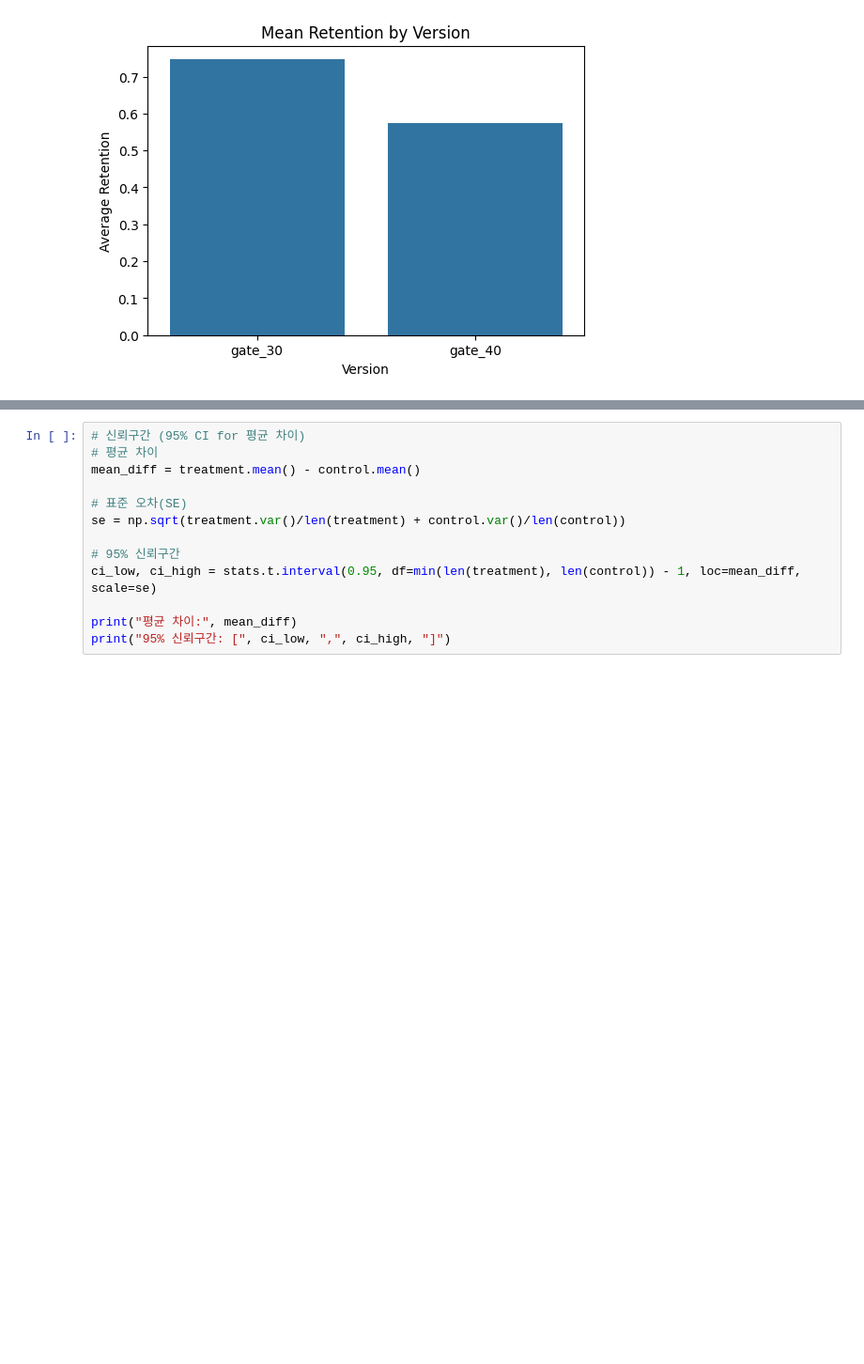
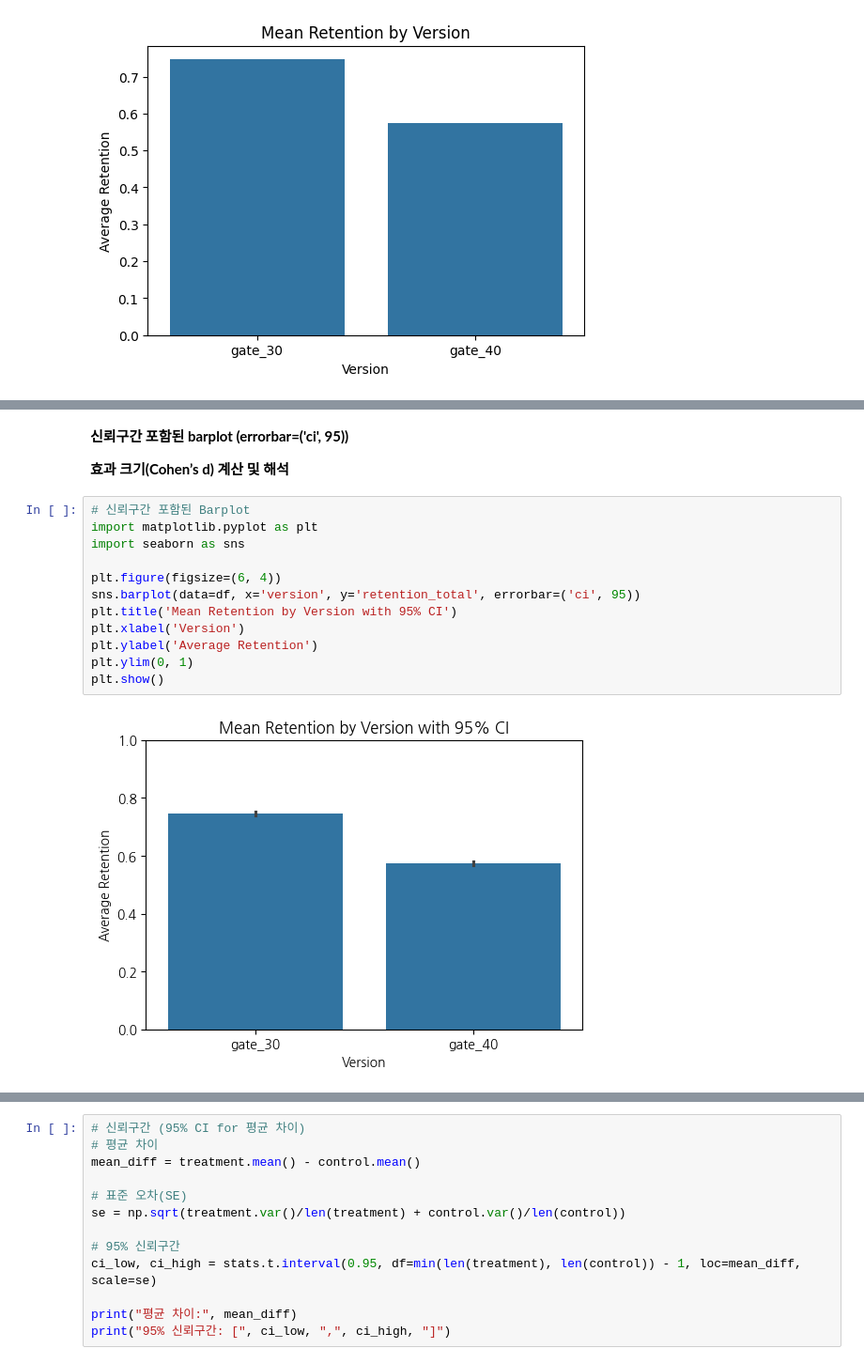
Before and after one commit to SeounghwanPark/first-repository, a Jupyter notebook: MQ07_C2_0404.ipynb, the cells around one changed output, grey strips where cells are left out. Shown at 94% size. Cells and saved outputs as stored; diff of their text form; blank space fills up the shorter version.

```diff
--- a/MQ07_C2_0404.ipynb
+++ b/MQ07_C2_0404.ipynb
@@ -200,0 +320,18 @@ plt.show()
+# %% [markdown]
+**신뢰구간 포함된 barplot (errorbar=('ci', 95))**
+
+**효과 크기(Cohen’s d) 계산 및 해석**
+# %%
+# 신뢰구간 포함된 Barplot
+import matplotlib.pyplot as plt
+import seaborn as sns
+
+plt.figure(figsize=(6, 4))
+sns.barplot(data=df, x='version', y='retention_total', errorbar=('ci', 95))
+plt.title('Mean Retention by Version with 95% CI')
+plt.xlabel('Version')
+plt.ylabel('Average Retention')
+plt.ylim(0, 1)
+plt.show()
+# %% [output]
+[figure, added]
```
Also changed, not shown: parts of 12 cells of this notebook.
